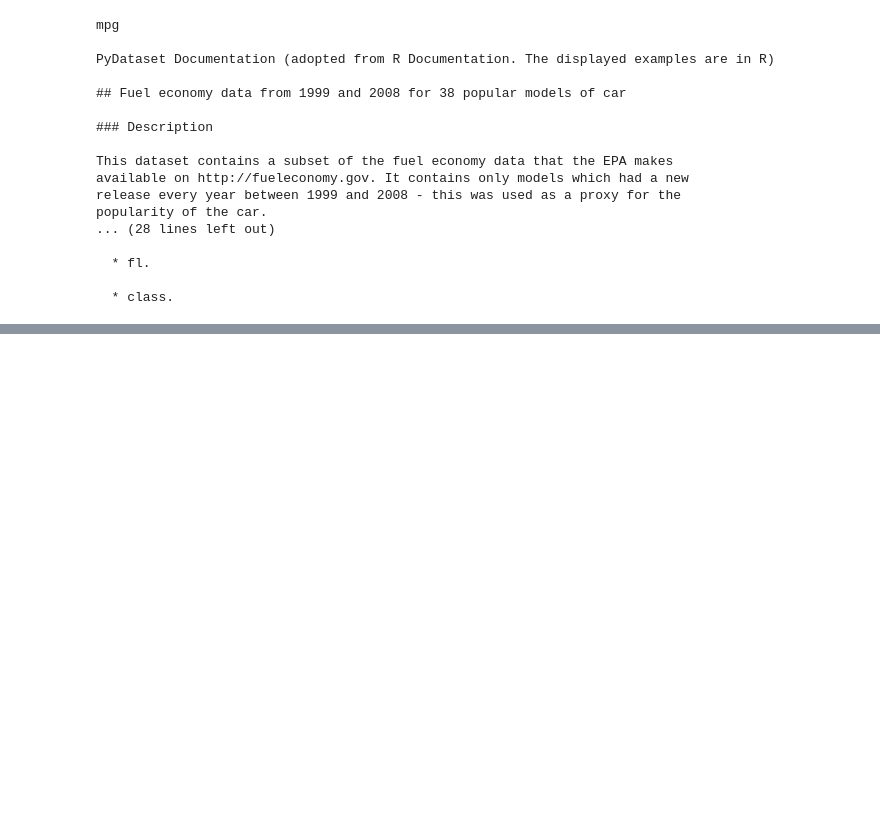
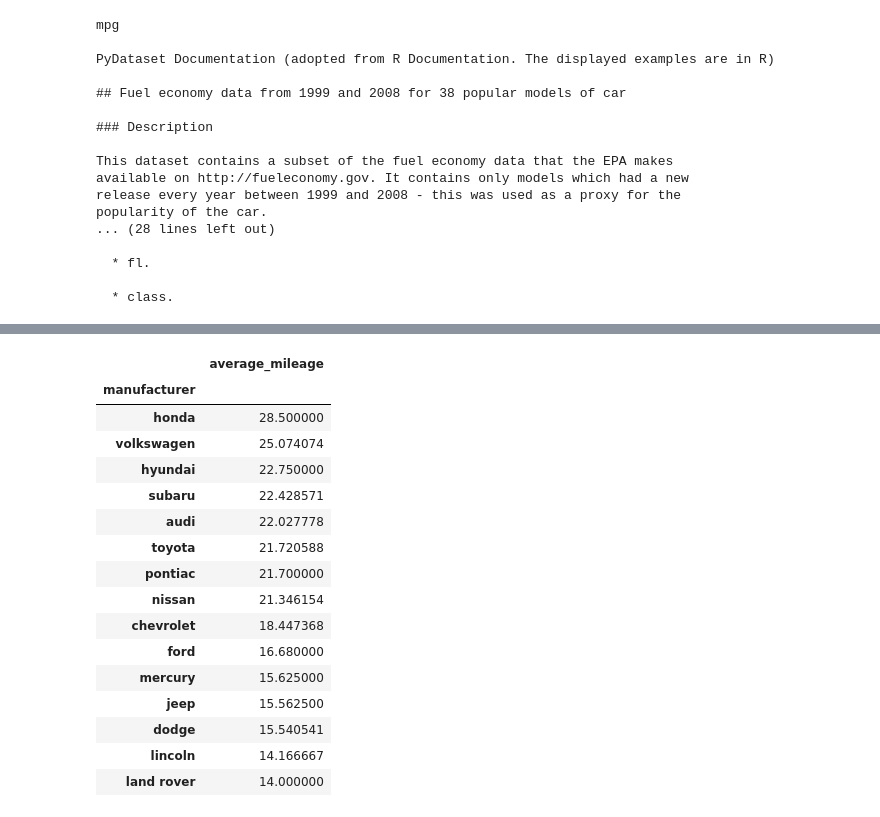
Before and after one commit to faithkane3/python-exercises, a Jupyter notebook: pandas_exercises.ipynb, the cells around one changed output, grey strips where cells are left out. Cells and saved outputs as stored; diff of their text form; code cells hidden in the pictures; blank space fills up the shorter version.

```diff
--- a/pandas_exercises.ipynb
+++ b/pandas_exercises.ipynb
@@ -469,0 +60,28 @@ num_above_median / len(Mammals) * 100
+# %%
+# This is wrong... go back and fix it
+# If you have a groupby, you have to have an .agg
+# The simplest .agg is count
+# Use groupby and agg("mean")
+mpg["average_mileage"] = (mpg.cty + mpg.hwy) / 2
+best_average_mileage = mpg.groupby("manufacturer").count()
+best_average_mileage = pd.DataFrame(mpg.groupby("manufacturer").average_mileage.agg("mean")).sort_values(by="average_mileage", ascending=False)
+# best_average_mileage = mpg.sort_values(by="average_mileage", ascending=False)
+best_average_mileage
+# %% [output]
+|  | average_mileage |
+| manufacturer |  |
+| honda | 28.500000 |
+| volkswagen | 25.074074 |
+| hyundai | 22.750000 |
+| subaru | 22.428571 |
+| audi | 22.027778 |
+| toyota | 21.720588 |
+| pontiac | 21.700000 |
+| nissan | 21.346154 |
+| chevrolet | 18.447368 |
+| ford | 16.680000 |
+| mercury | 15.625000 |
+| jeep | 15.562500 |
+| dodge | 15.540541 |
+| lincoln | 14.166667 |
+| land rover | 14.000000 |
```
Also changed, not shown: parts of 94 cells of this notebook, 3 other files.
